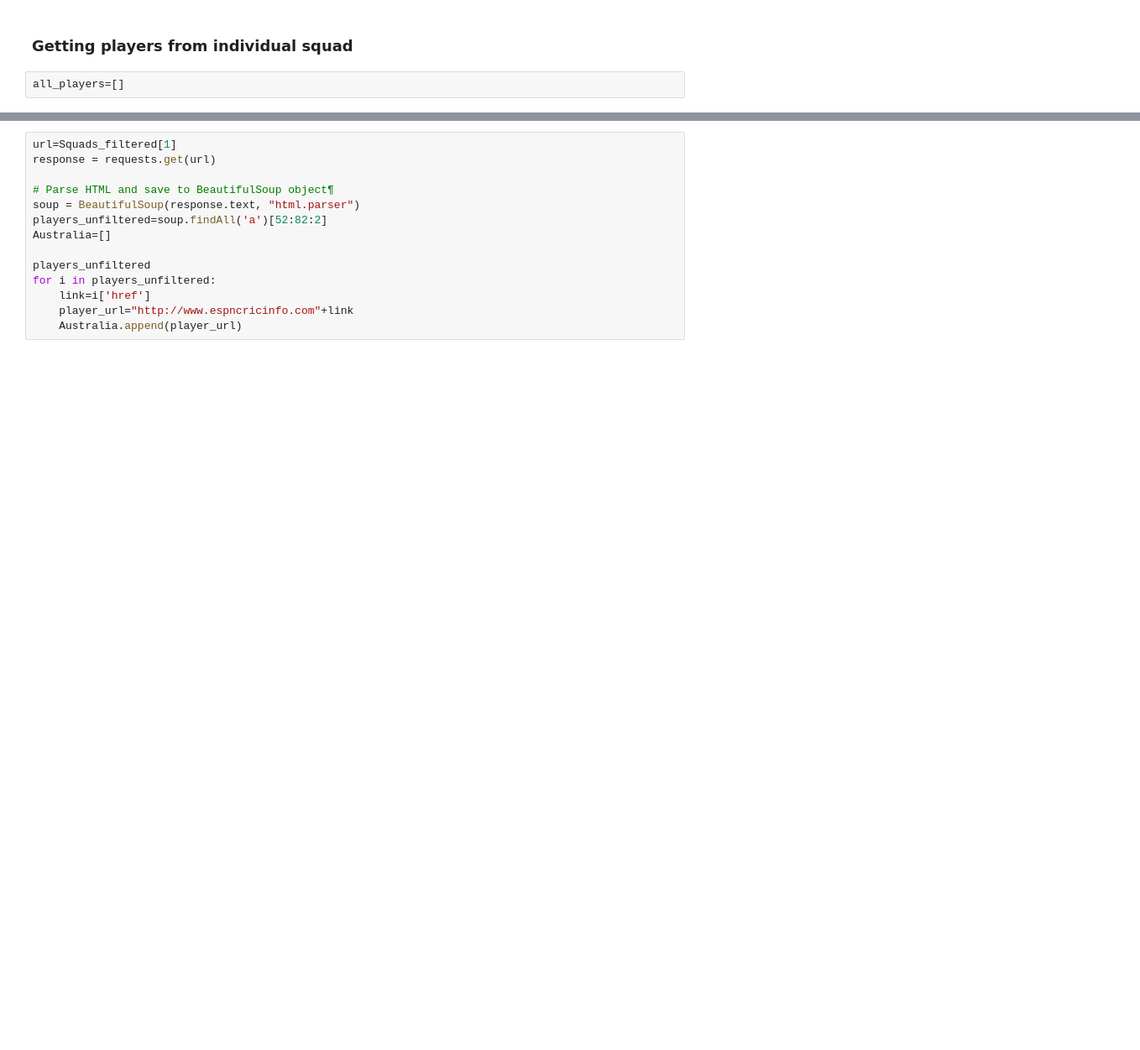
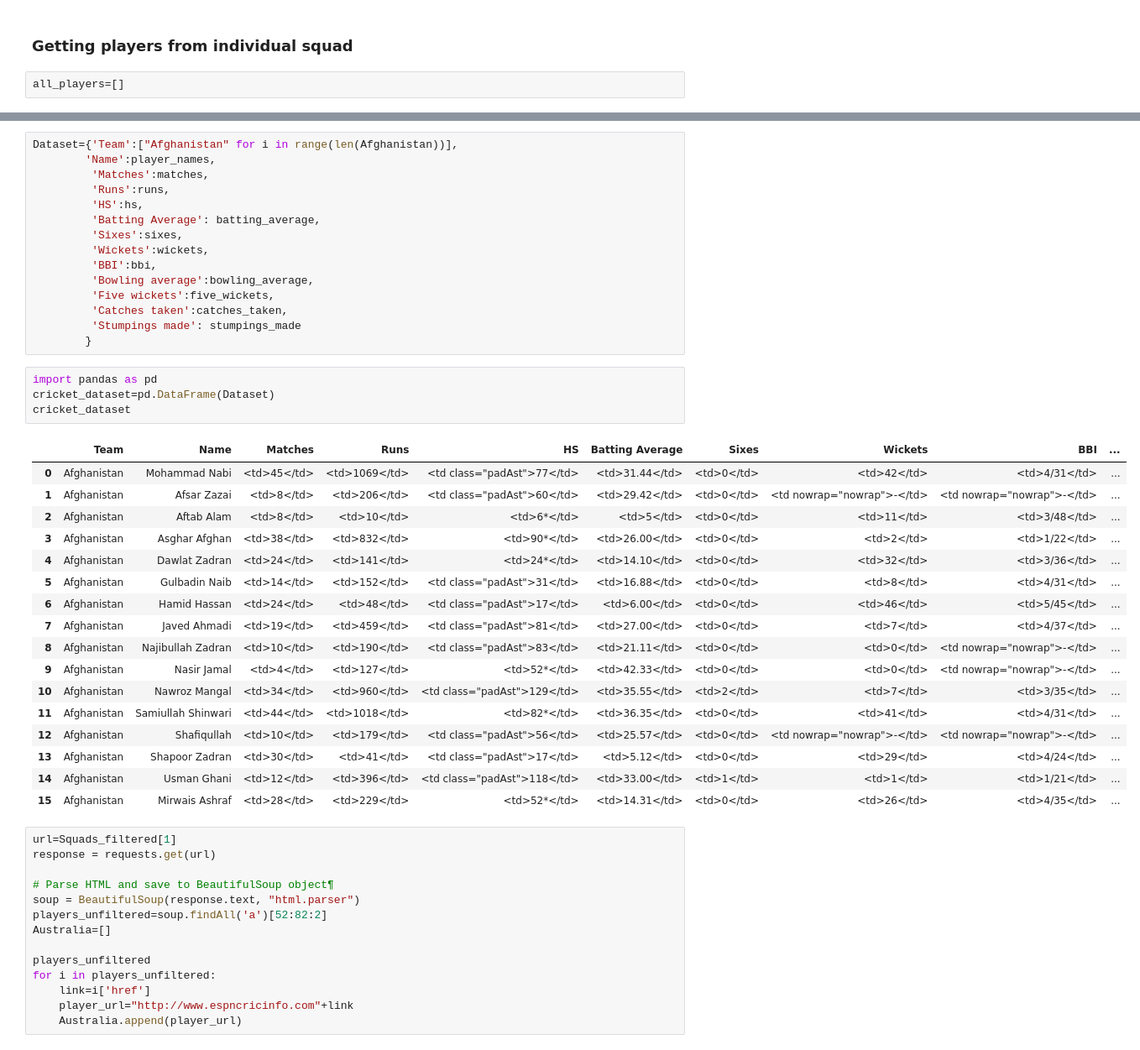
Before and after one commit to ikkhannn/Cricket-Worldcup-Prediction, a Jupyter notebook: squad.ipynb, the cells around one changed output, grey strips where cells are left out. Shown: that part at 84% size. Drawn from its saved outputs; the diff is of its cells as text; blank space fills up the shorter version.

Commit message:
afghanistan data collected

```diff
--- a/squad.ipynb
+++ b/squad.ipynb
@@ -75,3 +172,40 @@ for each_player in Afghanistan:
+# %%
+Dataset={'Team':["Afghanistan" for i in range(len(Afghanistan))],
+        'Name':player_names,
+         'Matches':matches,
+         'Runs':runs,
+         'HS':hs,
+         'Batting Average': batting_average,
+         'Sixes':sixes,
+         'Wickets':wickets,
+         'BBI':bbi,
+         'Bowling average':bowling_average,
+         'Five wickets':five_wickets,
+         'Catches taken':catches_taken,
+         'Stumpings made': stumpings_made
+        }
+# %%
+import pandas as pd
+cricket_dataset=pd.DataFrame(Dataset)
+cricket_dataset
+# %% [output]
+|  | Team | Name | Matches | Runs | HS | Batting Average | Sixes | Wickets | BBI | ... |
+| 0 | Afghanistan | Mohammad Nabi | <td>45</td> | <td>1069</td> | <td class="padAst">77</td> | <td>31.44</td> | <td>0</td> | <td>42</td> | <td>4/31</td> | ... |
+| 1 | Afghanistan | Afsar Zazai | <td>8</td> | <td>206</td> | <td class="padAst">60</td> | <td>29.42</td> | <td>0</td> | <td nowrap="nowrap">-</td> | <td nowrap="nowrap">-</td> | ... |
+| 2 | Afghanistan | Aftab Alam | <td>8</td> | <td>10</td> | <td>6*</td> | <td>5</td> | <td>0</td> | <td>11</td> | <td>3/48</td> | ... |
+| 3 | Afghanistan | Asghar Afghan | <td>38</td> | <td>832</td> | <td>90*</td> | <td>26.00</td> | <td>0</td> | <td>2</td> | <td>1/22</td> | ... |
+| 4 | Afghanistan | Dawlat Zadran | <td>24</td> | <td>141</td> | <td>24*</td> | <td>14.10</td> | <td>0</td> | <td>32</td> | <td>3/36</td> | ... |
+| 5 | Afghanistan | Gulbadin Naib | <td>14</td> | <td>152</td> | <td class="padAst">31</td> | <td>16.88</td> | <td>0</td> | <td>8</td> | <td>4/31</td> | ... |
+| 6 | Afghanistan | Hamid Hassan | <td>24</td> | <td>48</td> | <td class="padAst">17</td> | <td>6.00</td> | <td>0</td> | <td>46</td> | <td>5/45</td> | ... |
+| 7 | Afghanistan | Javed Ahmadi | <td>19</td> | <td>459</td> | <td class="padAst">81</td> | <td>27.00</td> | <td>0</td> | <td>7</td> | <td>4/37</td> | ... |
+| 8 | Afghanistan | Najibullah Zadran | <td>10</td> | <td>190</td> | <td class="padAst">83</td> | <td>21.11</td> | <td>0</td> | <td>0</td> | <td nowrap="nowrap">-</td> | ... |
+| 9 | Afghanistan | Nasir Jamal | <td>4</td> | <td>127</td> | <td>52*</td> | <td>42.33</td> | <td>0</td> | <td>0</td> | <td nowrap="nowrap">-</td> | ... |
+| 10 | Afghanistan | Nawroz Mangal | <td>34</td> | <td>960</td> | <td class="padAst">129</td> | <td>35.55</td> | <td>2</td> | <td>7</td> | <td>3/35</td> | ... |
+| 11 | Afghanistan | Samiullah Shinwari | <td>44</td> | <td>1018</td> | <td>82*</td> | <td>36.35</td> | <td>0</td> | <td>41</td> | <td>4/31</td> | ... |
+| 12 | Afghanistan | Shafiqullah | <td>10</td> | <td>179</td> | <td class="padAst">56</td> | <td>25.57</td> | <td>0</td> | <td nowrap="nowrap">-</td> | <td nowrap="nowrap">-</td> | ... |
+| 13 | Afghanistan | Shapoor Zadran | <td>30</td> | <td>41</td> | <td class="padAst">17</td> | <td>5.12</td> | <td>0</td> | <td>29</td> | <td>4/24</td> | ... |
+| 14 | Afghanistan | Usman Ghani | <td>12</td> | <td>396</td> | <td class="padAst">118</td> | <td>33.00</td> | <td>1</td> | <td>1</td> | <td>1/21</td> | ... |
+| 15 | Afghanistan | Mirwais Ashraf | <td>28</td> | <td>229</td> | <td>52*</td> | <td>14.31</td> | <td>0</td> | <td>26</td> | <td>4/35</td> | ... |
 # %%
 url=Squads_filtered[1]
 response = requests.get(url)
```
Also changed, not shown: parts of 4 cells of this notebook.
